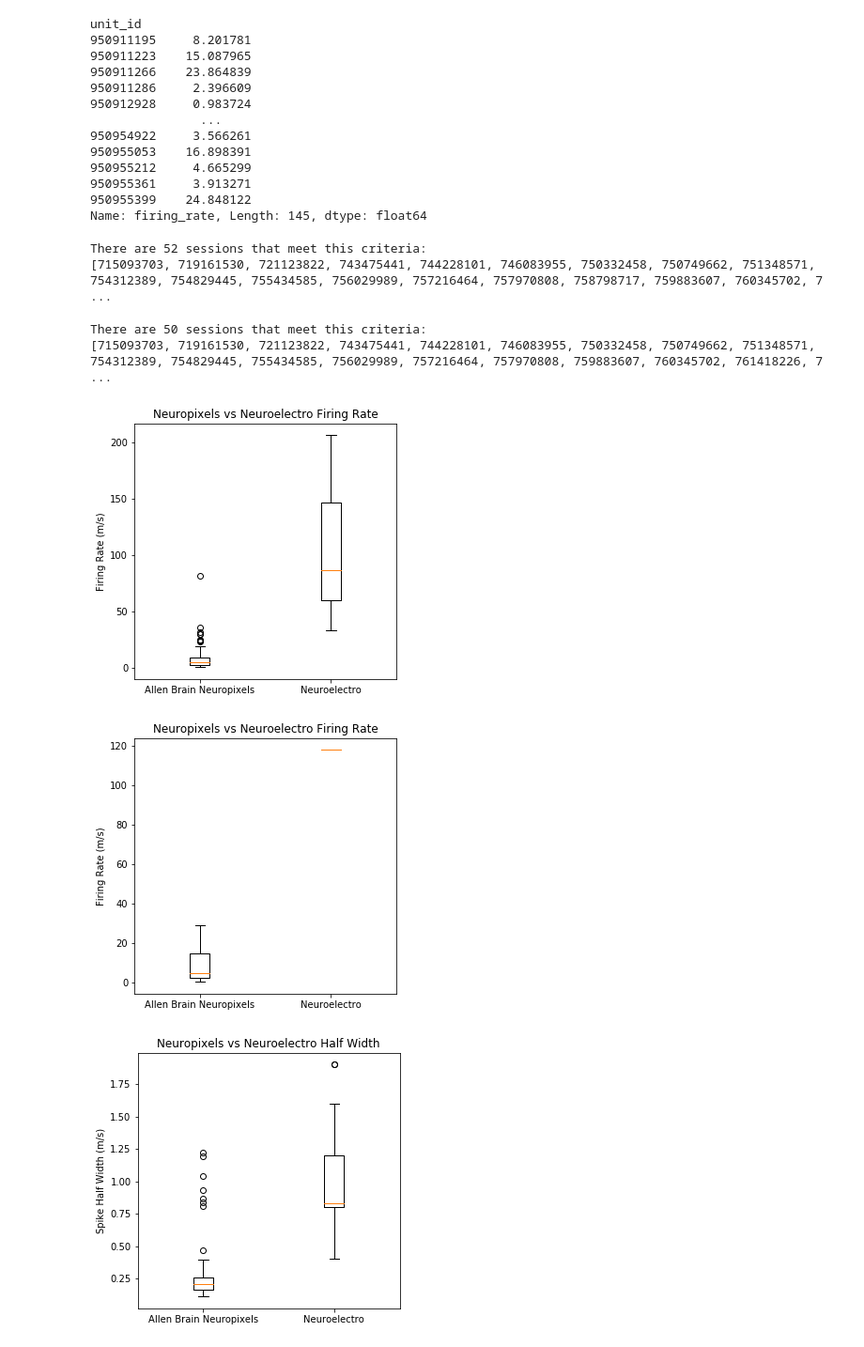
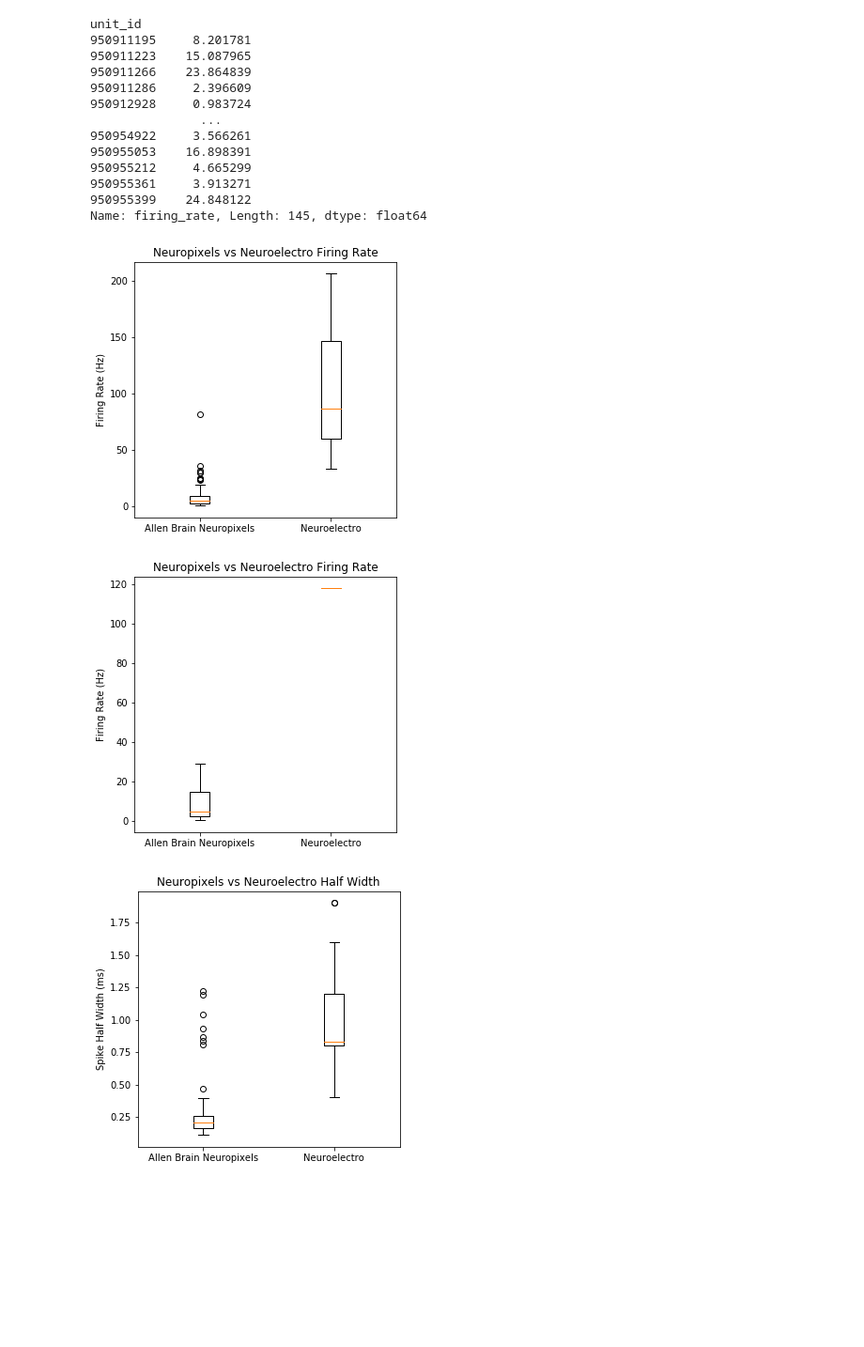
Before and after one commit to lthui-ucsd/celltypesproject, a Jupyter notebook: Boxplots + statistics.ipynb, the cells around one changed output. Shown at 94% size. Drawn from its saved outputs; the diff is of its cells as text; code cells hidden in the pictures; blank space fills up the shorter version.

```diff
--- a/Boxplots + statistics.ipynb
+++ b/Boxplots + statistics.ipynb
@@ -93,44 +93,17 @@ unit_id
 950955361     3.913271
 950955399    24.848122
 Name: firing_rate, Length: 145, dtype: float64
-# %%
-# Create a session list for CA1 based on some criteria from Neuropixels
-
-session_ca1_list = []
-
-for idx,structure_list in enumerate(sessions['ecephys_structure_acronyms']):
-    if 'CA1' in structure_list:
-        session_ca1_list.append(sessions.index[idx])
-
-print('There are '+str(len(session_ca1_list))+' sessions that meet this criteria:')
-print(session_ca1_list)
-# %% [output]
-There are 52 sessions that meet this criteria:
-[715093703, 719161530, 721123822, 743475441, 744228101, 746083955, 750332458, 750749662, 751348571, 754312389, 754829445, 755434585, 756029989, 757216464, 757970808, 758798717, 759883607, 760345702, 7 ...
-# %%
-
-session_ca3_list = []
-
-for idx,structure_list in enumerate(sessions['ecephys_structure_acronyms']):
-    if 'CA3' in structure_list:
-        session_ca3_list.append(sessions.index[idx])
-
-print('There are '+str(len(session_ca3_list))+' sessions that meet this criteria:')
-print(session_ca3_list)
-# %% [output]
-There are 50 sessions that meet this criteria:
-[715093703, 719161530, 721123822, 743475441, 744228101, 746083955, 750332458, 750749662, 751348571, 754312389, 754829445, 755434585, 756029989, 757216464, 757970808, 759883607, 760345702, 761418226, 7 ...
 # %%
 #FIRING RATE BOX PLOT FOR CA1
 fig,ax = plt.subplots(figsize=(5,5))
 data = [allen_ca1_firing_rate, df_CA1['FiringFrequency'].dropna()]
 plt.boxplot(data)
 ax.set_xticklabels(['Allen Brain Neuropixels','Neuroelectro'])
-ax.set_ylabel('Firing Rate (m/s)')
+ax.set_ylabel('Firing Rate (Hz)')
 ax.set_title('Neuropixels vs Neuroelectro Firing Rate')
 plt.show()
 # %% [output]
-[figure, old version]
+[figure, new version]
 # %%
 
 #FIRING RATE FOR CA3
@@ -138,11 +111,11 @@ fig,ax = plt.subplots(figsize=(5,5))
 data = [allen_ca3_firing_rate, df_CA3['FiringFrequency'].dropna()]
 plt.boxplot(data)
 ax.set_xticklabels(['Allen Brain Neuropixels','Neuroelectro'])
-ax.set_ylabel('Firing Rate (m/s)')
+ax.set_ylabel('Firing Rate (Hz)')
 ax.set_title('Neuropixels vs Neuroelectro Firing Rate')
 plt.show()
 # %% [output]
-[figure, old version]
+[figure, new version]
 # %%
 #SPIKE WIDTH BOX PLOT FOR CA1
 fig,ax = plt.subplots(figsize=(5,5))
```
Also changed, not shown: parts of 9 cells of this notebook.
